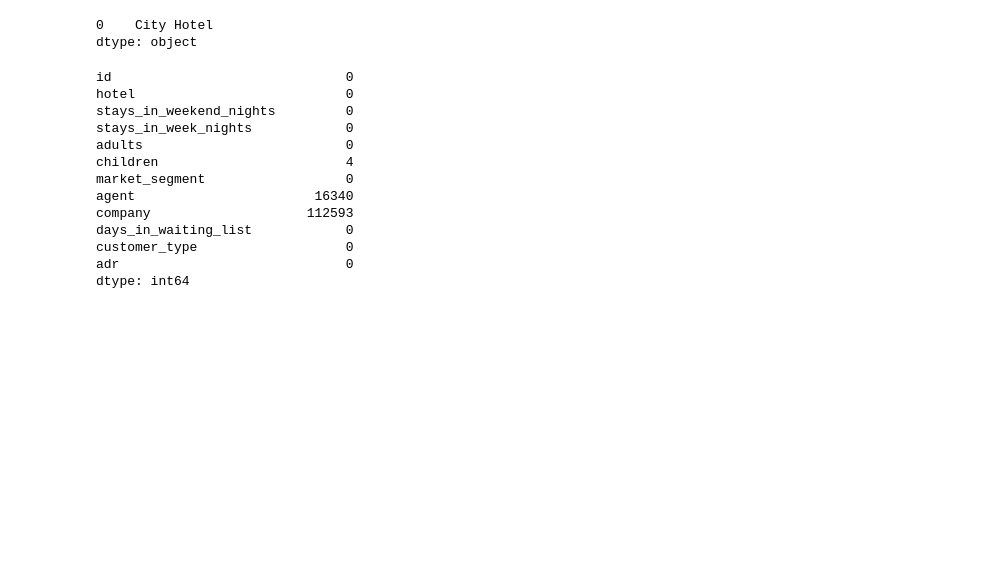
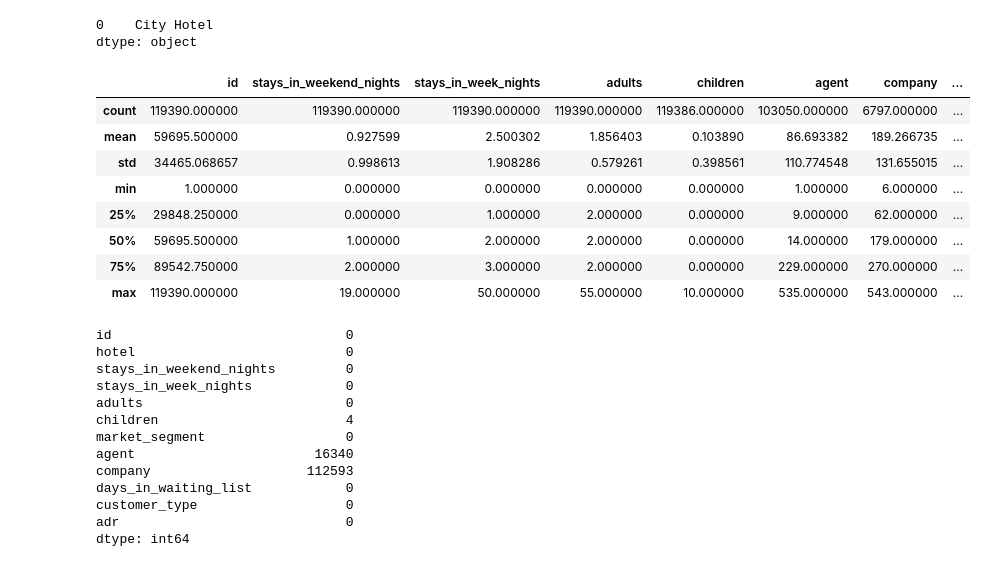
Before and after one commit to DeaAnalytics/univ-workshop, a Jupyter notebook: notebooks/Python/Sesion1.ipynb, the cells around one changed output. Drawn from its saved outputs; the diff is of its cells as text; code cells hidden in the pictures; blank space fills up the shorter version.

```diff
--- a/notebooks/Python/Sesion1.ipynb
+++ b/notebooks/Python/Sesion1.ipynb
@@ -66,6 +68,19 @@ df['hotel'].mode()
 # %% [output]
 0    City Hotel
 dtype: object
+# %%
+#Hacemos un summary que nos proporciona información rápida con un panorama general del comportamiento de mis variables dentro de la tabla MCU
+df.describe()
+# %% [output]
+|  | id | stays_in_weekend_nights | stays_in_week_nights | adults | children | agent | company | ... |
+| count | 119390.000000 | 119390.000000 | 119390.000000 | 119390.000000 | 119386.000000 | 103050.000000 | 6797.000000 | ... |
+| mean | 59695.500000 | 0.927599 | 2.500302 | 1.856403 | 0.103890 | 86.693382 | 189.266735 | ... |
+| std | 34465.068657 | 0.998613 | 1.908286 | 0.579261 | 0.398561 | 110.774548 | 131.655015 | ... |
+| min | 1.000000 | 0.000000 | 0.000000 | 0.000000 | 0.000000 | 1.000000 | 6.000000 | ... |
+| 25% | 29848.250000 | 0.000000 | 1.000000 | 2.000000 | 0.000000 | 9.000000 | 62.000000 | ... |
+| 50% | 59695.500000 | 1.000000 | 2.000000 | 2.000000 | 0.000000 | 14.000000 | 179.000000 | ... |
+| 75% | 89542.750000 | 2.000000 | 3.000000 | 2.000000 | 0.000000 | 229.000000 | 270.000000 | ... |
+| max | 119390.000000 | 19.000000 | 50.000000 | 55.000000 | 10.000000 | 535.000000 | 543.000000 | ... |
 # %%
 #Obtenemos una tabla con todas las variables del data frame "df" y contabiliza cuántos NULL tenemos en cada variable
 df.isnull().sum()
```
Also changed, not shown: parts of 9 cells of this notebook.
